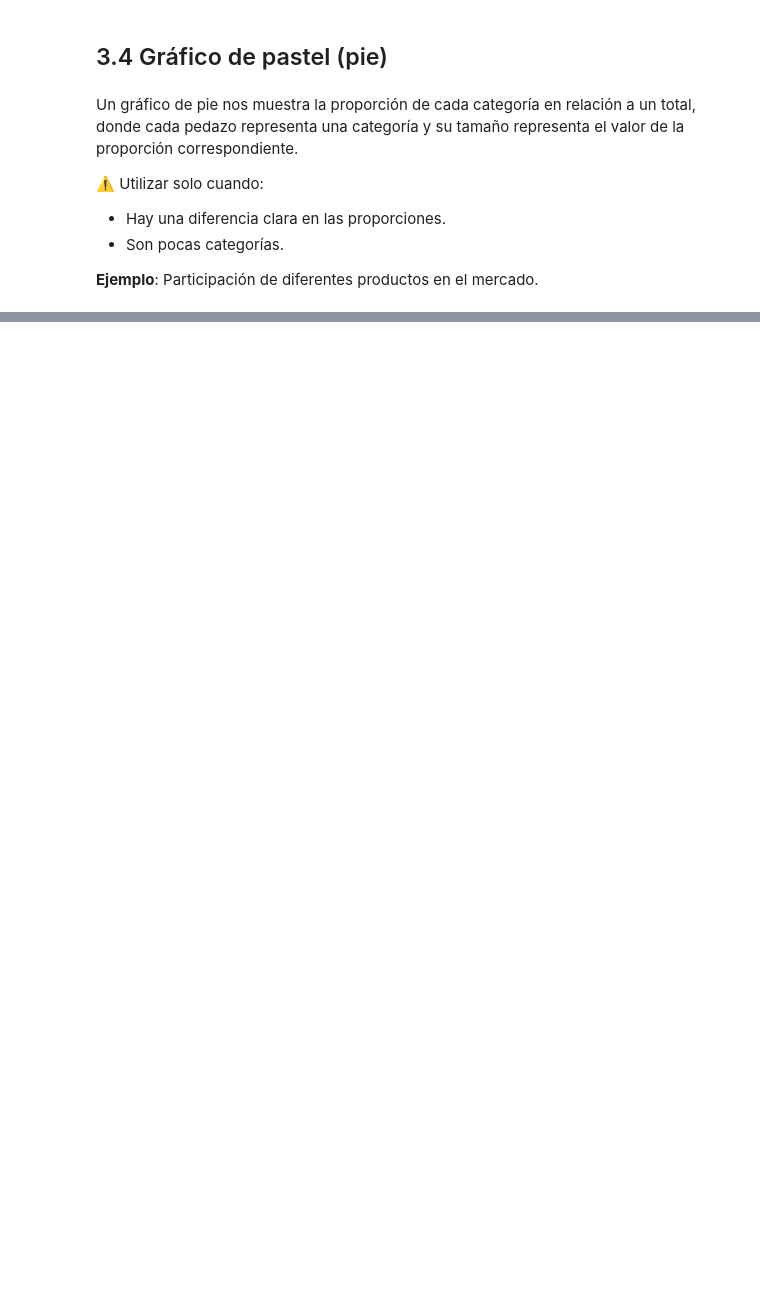
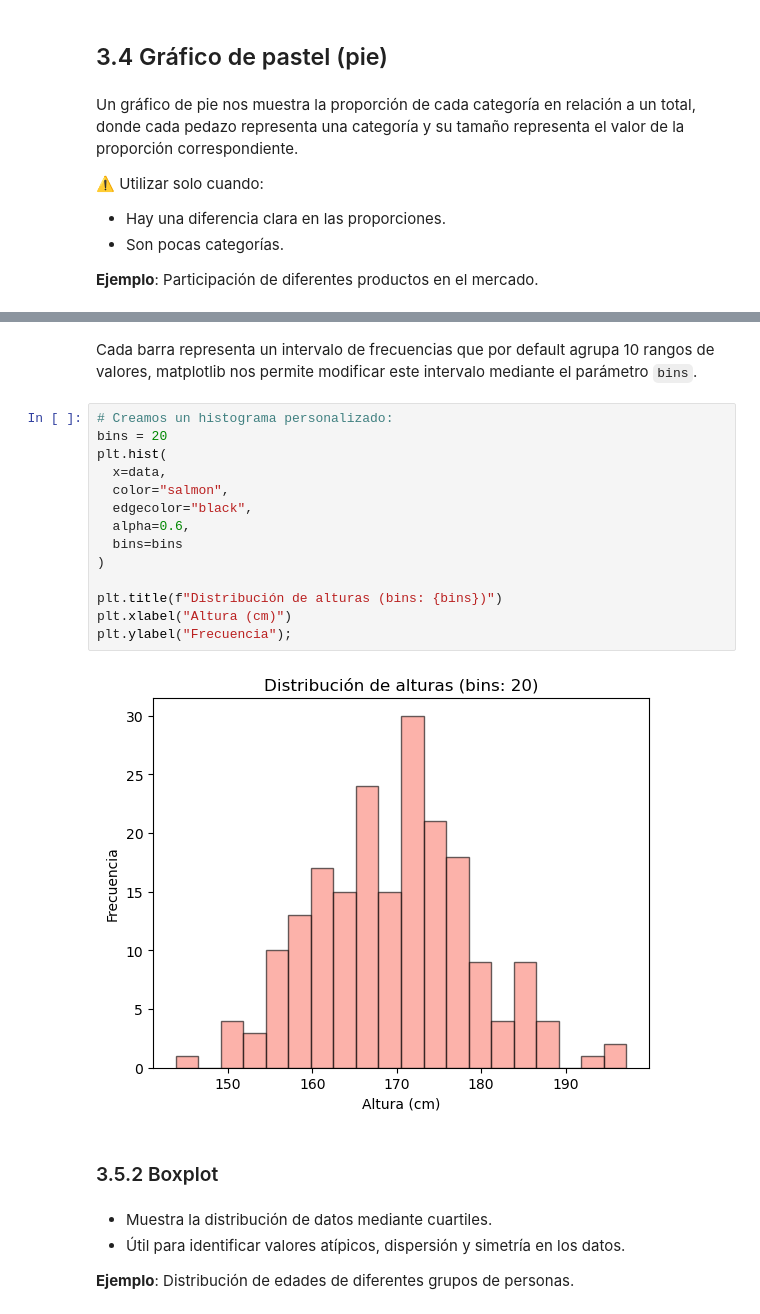
Before and after one commit to pahoalapizco/python_for_data_science, a Jupyter notebook: notebooks/3.0-numpy_pandas_da-matplotlib.ipynb, the cells around one changed output, grey strips where cells are left out. Cells and saved outputs as stored; diff of their text form; blank space fills up the shorter version.

```diff
--- a/notebooks/3.0-numpy_pandas_da-matplotlib.ipynb
+++ b/notebooks/3.0-numpy_pandas_da-matplotlib.ipynb
@@ -136,0 +182,25 @@ plt.axis("equal");
+# %% [markdown]
+Cada barra representa un intervalo de frecuencias que por default agrupa 10 rangos de valores, matplotlib nos permite modificar este intervalo mediante el parámetro `bins`.
+# %%
+# Creamos un histograma personalizado:
+bins = 20
+plt.hist(
+  x=data,
+  color="salmon",
+  edgecolor="black",
+  alpha=0.6,
+  bins=bins
+)
+
+plt.title(f"Distribución de alturas (bins: {bins})")
+plt.xlabel("Altura (cm)")
+plt.ylabel("Frecuencia");
+# %% [output]
+[figure, added]
+# %% [markdown]
+### 3.5.2 Boxplot
+# %% [markdown]
+- Muestra la distribución de datos mediante cuartiles.
+- Útil para identificar valores atípicos, dispersión y simetría en los datos.
+
+**Ejemplo**: Distribución de edades de diferentes grupos de personas.
```
Also changed, not shown: parts of 17 cells of this notebook.
